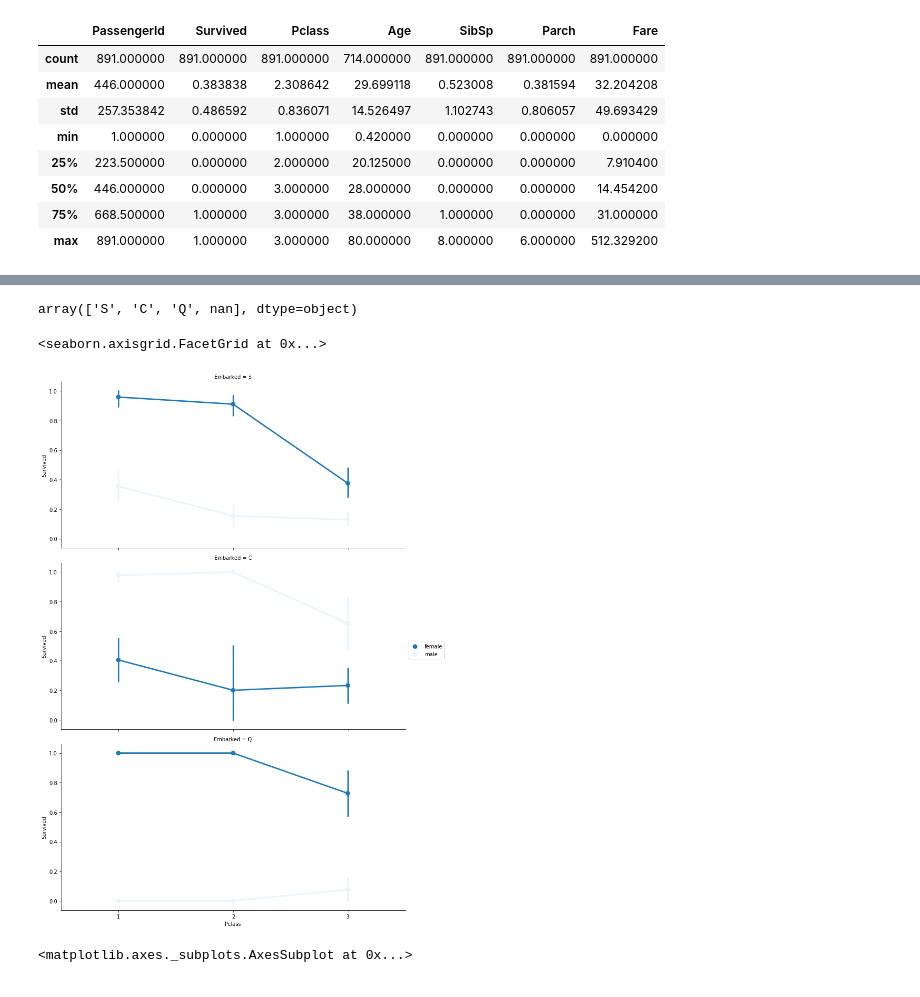
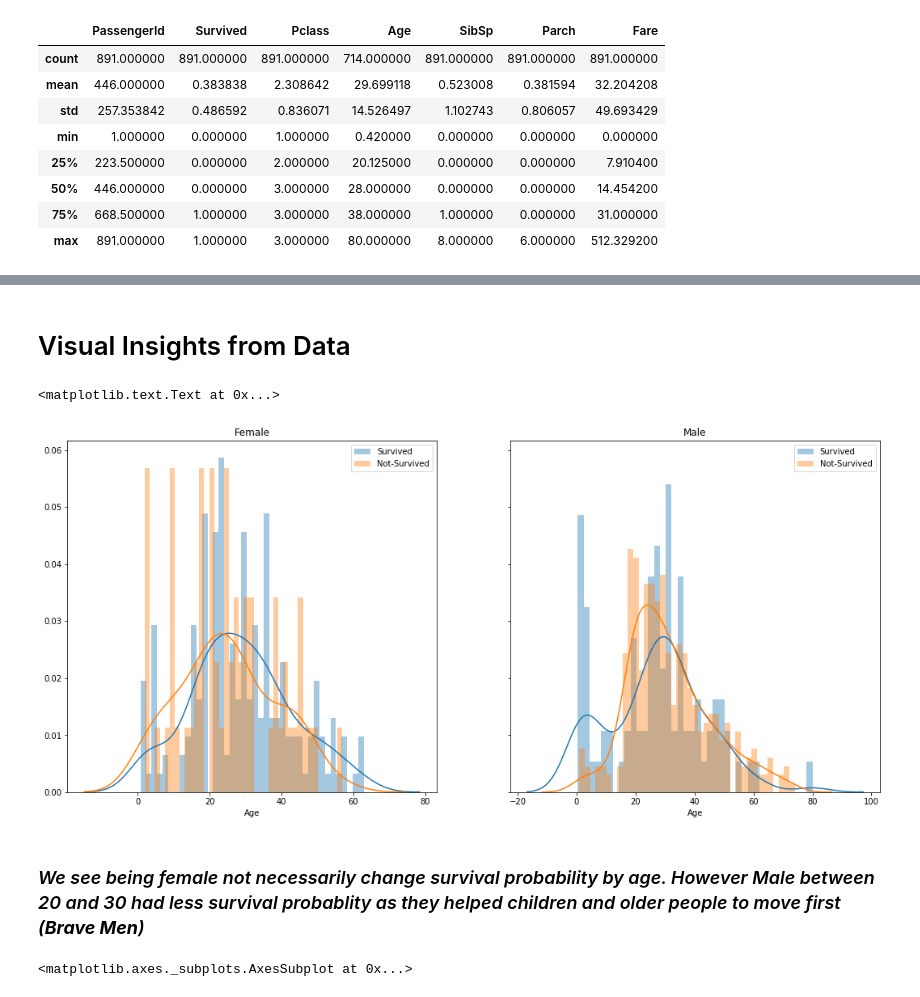
Before and after one commit to rajk84/Python, a Jupyter notebook: Titanic/Titanic.ipynb, the cells around one changed output, grey strips where cells are left out. Drawn from its saved outputs; the diff is of its cells as text; code cells hidden in the pictures.

```diff
--- a/Titanic/Titanic.ipynb
+++ b/Titanic/Titanic.ipynb
@@ -99,15 +81,21 @@ memory usage: 83.6+ KB
-# %%
-train_df['Embarked'].unique()
-# %% [output]
-array(['S', 'C', 'Q', nan], dtype=object)
-# %%
-#Check Survivor by Embarked
-pal = dict(male="green", female="blue")
-g = sns.FacetGrid(train_df,row='Embarked',size=5,aspect=2) #hue='Sex',palette=pal,
-g.map(sns.pointplot,'Pclass','Survived','Sex').add_legend()
-# %% [output]
-<seaborn.axisgrid.FacetGrid at 0x...>
-[figure, removed]
+# %% [markdown]
+# Visual Insights from Data
+# %%
+#Check survivor vs non-survivors by age and sex to get an idea
+fig, axes = plt.subplots(nrows=1,ncols=2,sharey=True,figsize=(18,8))
+ax1 = sns.distplot(train_df.iloc[np.where((train_df['Sex']=='female')&(train_df['Survived']==1))].Age.dropna(),bins=40,label='Survived',ax=axes[0],kde=True)
+ax1 = sns.distplot(train_df.iloc[np.where((train_df['Sex']=='female')&(train_df['Survived']==0))].Age.dropna(),bins=40,label='Not-Survived',ax=axes[0],kde=True)
+ax1.legend()
+ax1.set_title('Female')
+ax2 = sns.distplot(train_df.iloc[np.where((train_df['Sex']=='male')&(train_df['Survived']==1))].Age.dropna(),bins=40,label='Survived',ax=axes[1],kde=True)
+ax2 = sns.distplot(train_df.iloc[np.where((train_df['Sex']=='male')&(train_df['Survived']==0))].Age.dropna(),bins=40,label='Not-Survived',ax=axes[1],kde=True)
+ax2.legend()
+ax2.set_title('Male')
+# %% [output]
+<matplotlib.text.Text at 0x...>
+[figure, added]
+# %% [markdown]
+### *We see being female not necessarily change survival probability by age. However Male between 20 and 30 had less survival probablity as they helped children and older people to move first (**Brave Men**)*
 # %%
 #See Survivors by Class and Sex
 sns.barplot(data=train_df,x='Pclass',y='Survived',hue='Sex')
```
Also changed, not shown: parts of 48 cells of this notebook.
